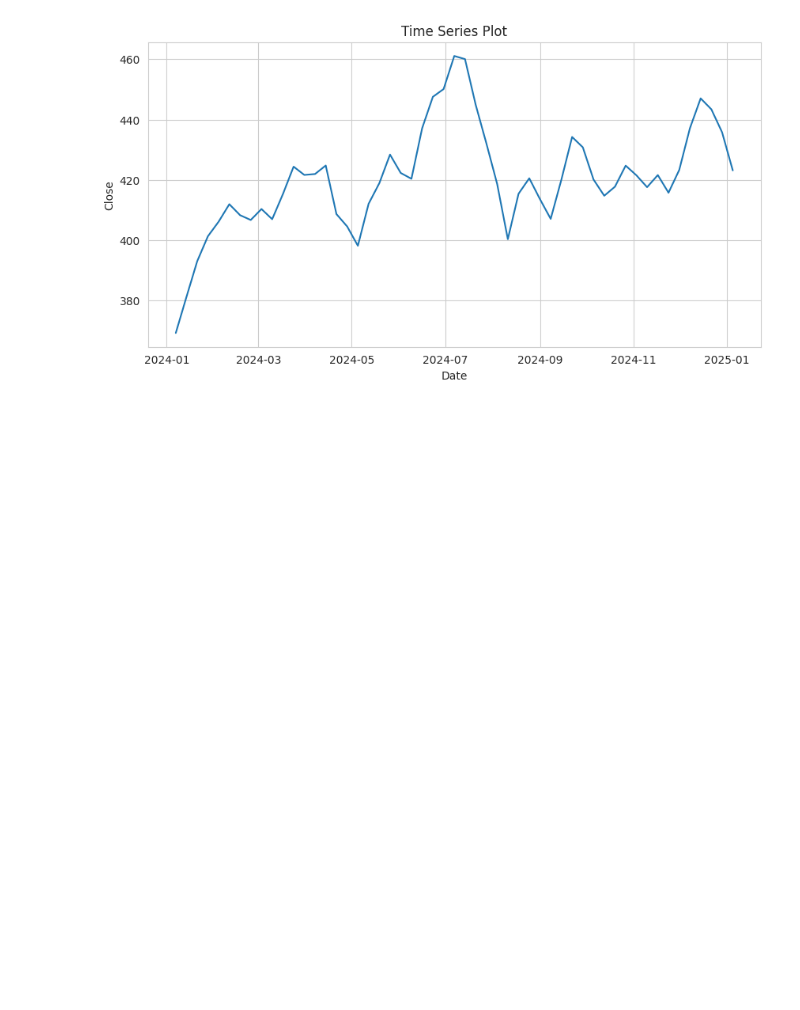
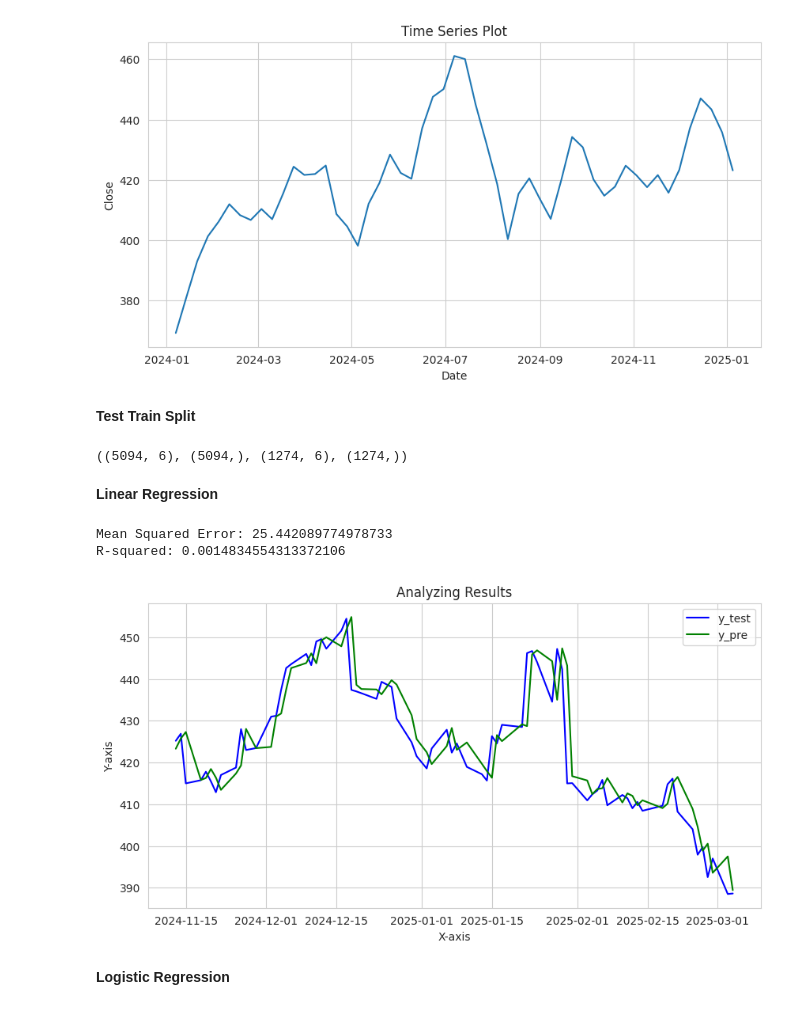
Before and after one commit to meerilahi/algoTrading, a Jupyter notebook: new_notebook.ipynb, the cells around one changed output. Saved outputs shown, nothing was run; the diff lists cells and outputs as text; code cells hidden in the pictures; blank space fills up the shorter version.

```diff
--- a/new_notebook.ipynb
+++ b/new_notebook.ipynb
@@ -47,4 +48,7 @@ df.index.rename("Date", inplace = True)
 df = df[::-1]
 for i in range(1,6):
   df[f'L{i}'] = df['Close'].shift(i)
+df['Close_diff'] = df['Close'] - df['L1']
+df['Signal'] = df['Close_diff'].apply(lambda x: 1 if x > 0 else 0)
 df.dropna(inplace = True)
+df
@@ -61,3 +80,47 @@ plt.ylabel("Close")
 plt.show()
 # %% [output]
 [figure]
+# %% [markdown]
+**Test Train Split**
+# %%
+split_ratio = 0.8
+split_index = int(len(df) * split_ratio)
+train = df.iloc[:split_index]
+test = df.iloc[split_index:]
+X_train = train.drop(["Close", "Close_diff"], axis=1)
+y_train = train["Close_diff"]
+X_test = test.drop(["Close", "Close_diff"], axis=1)
+y_test = test["Close_diff"]
+y_test2 = test["L1"] + y_test
+X_train.shape, y_train.shape, X_test.shape, y_test.shape
+# %% [output]
+((5094, 6), (5094,), (1274, 6), (1274,))
+# %% [markdown]
+**Linear Regression**
+# %%
+r = LinearRegression()
+lr.fit(X_train, y_train)
+y_pred = lr.predict(X_test)
+y_pred2 = test['L1'].values + y_pred_diff
+mse = mean_squared_error(y_test, y_pred_diff)
+r2 = r2_score(y_test, y_pred_diff)
+print(f"Mean Squared Error: {mse}")
+print(f"R-squared: {r2}")
+# %% [output]
+Mean Squared Error: 25.442089774978733
+R-squared: 0.0014834554313372106
+# %%
+plt.figure(figsize=(10, 5))
+
+plt.plot(y_test2[1200:].index, y_test2[1200:], label="y_test", color="blue")
+# plt.plot(y_train.index, y_train, label="Train", color="red")
+plt.plot(y_test2[1200:].index, y_pred2[1200:], label="y_pre", color="green")
+plt.xlabel("X-axis")
+plt.ylabel("Y-axis")
+plt.title("Analyzing Results")
+plt.legend()
+plt.show()
+# %% [output]
+[figure, added]
+# %% [markdown]
+**Logistic Regression**
```
Also changed, not shown: parts of 5 cells of this notebook.
